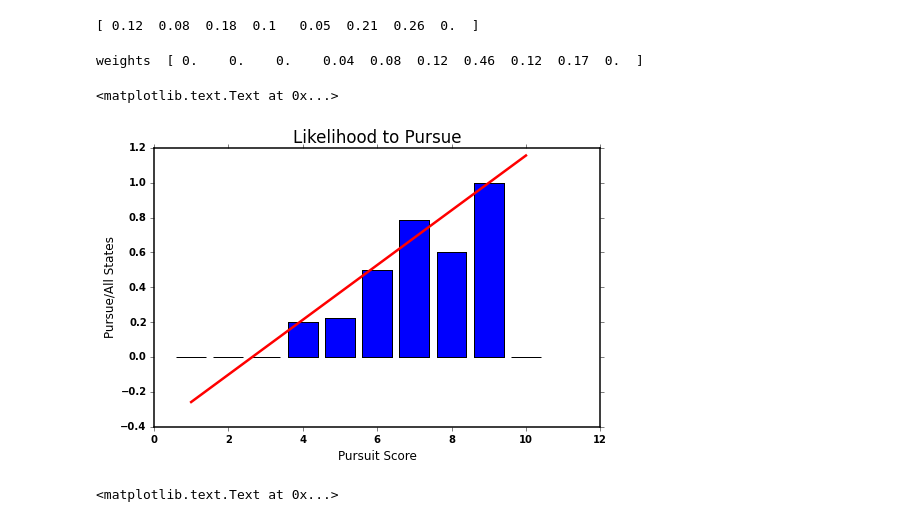
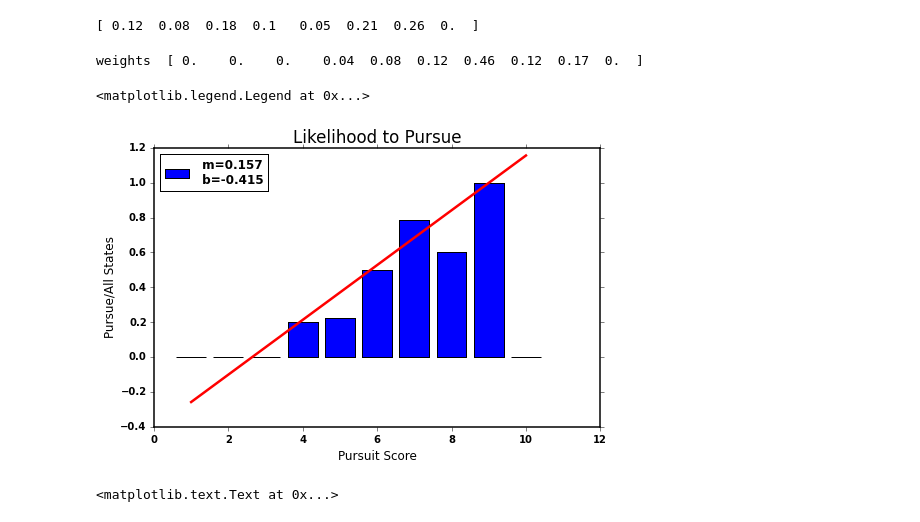
Before and after one commit to CNERG/historical_prolif, a Jupyter notebook: Historical_benchmark.ipynb, the cells around one changed output. Cells and saved outputs as stored; diff of their text form; code cells hidden in the pictures.

```diff
--- a/Historical_benchmark.ipynb
+++ b/Historical_benchmark.ipynb
@@ -91,19 +91,20 @@ frac_succ_weight = prolif_pursue/denom_succ
 # %%
 barwidth=0.8
 index = np.delete(bin_edges,-1) + (1-barwidth)
 xvals = np.arange(1,11)
 int_pursue, m_pursue = ls_fit(xvals, frac_pursue, frac_pursue_weight)
-
-plt.bar(index+(barwidth/2), frac_pursue, barwidth)
+line_spec_str = " m="+str(round(m_pursue,3))+ "\n b=" + str(round(int_pursue,3))
+plt.bar(index+(barwidth/2), frac_pursue, barwidth, label=line_spec_str)
 plt.plot(xvals, m_pursue*xvals + int_pursue, color = 'red')
 
 plt.title("Likelihood to Pursue")
 plt.xlabel("Pursuit Score")
 plt.ylabel("Pursue/All States")
+plt.legend(loc='best')
 # %% [output]
 weights  [ 0.    0.    0.    0.04  0.08  0.12  0.46  0.12  0.17  0.  ]
-<matplotlib.text.Text at 0x...>
+<matplotlib.legend.Legend at 0x...>
-[figure, old version]
+[figure, new version]
 # %%
 barwidth=0.8
 plt.bar(index, frac_prolif, barwidth)
```
Also changed, not shown: parts of 2 cells of this notebook, 1 other file.
